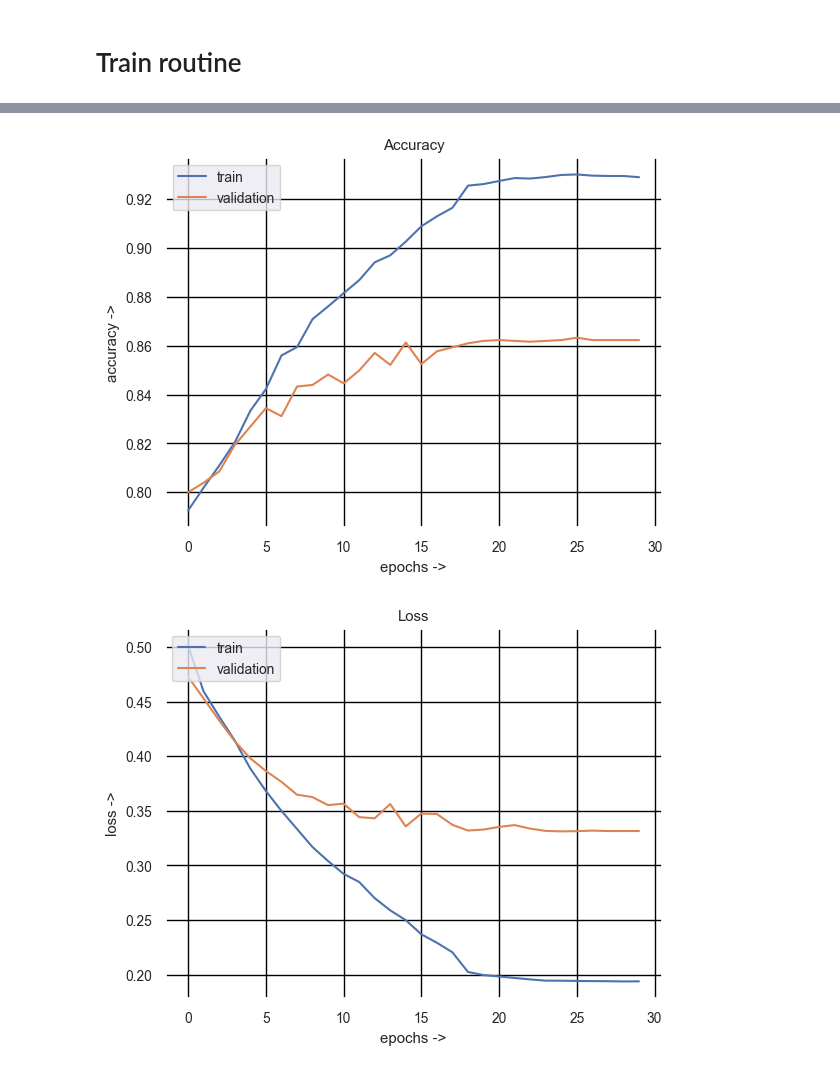
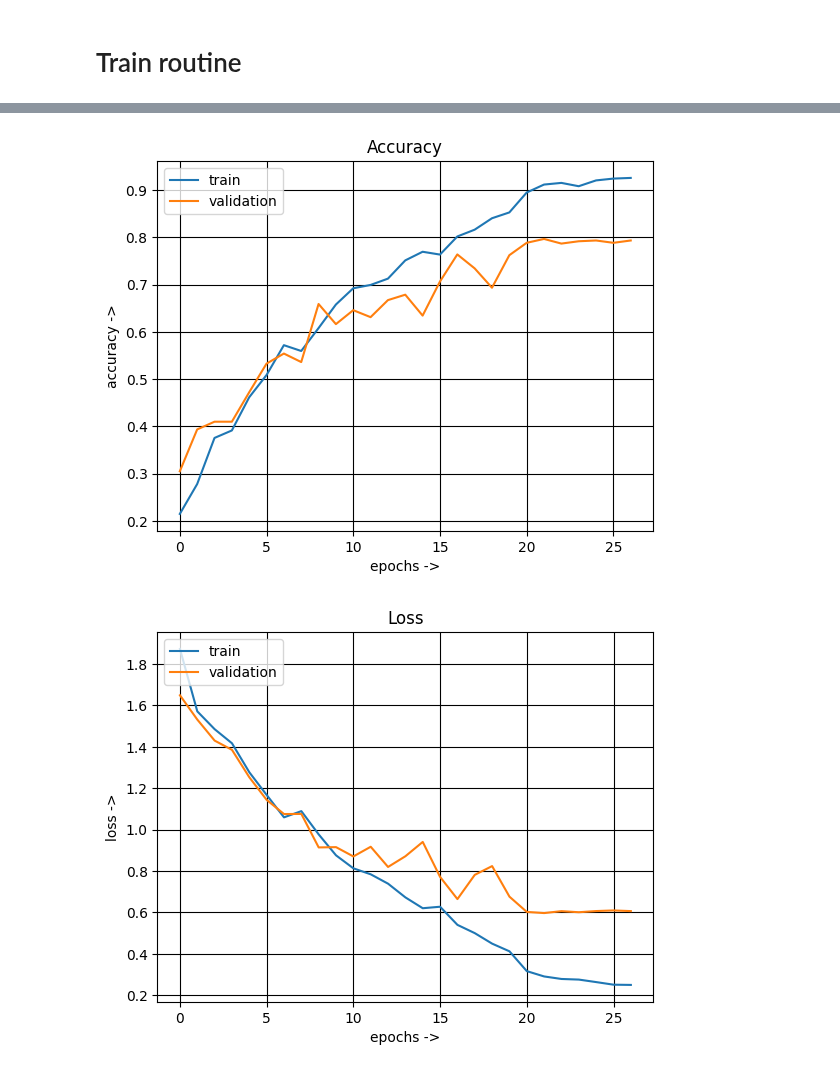
Before and after one commit to michaelstuffer98/ai_industry_project, a Jupyter notebook: RNN.ipynb, the cells around one changed output, grey strips where cells are left out. Saved outputs shown, nothing was run; the diff lists cells and outputs as text; code cells hidden in the pictures.

Commit message:
change rnn loss/acc metric

```diff
--- a/RNN.ipynb
+++ b/RNN.ipynb
@@ -73,12 +73,12 @@ def rnn_model(model_config, n_classes):
     out = Dense(n_classes, activation=activations[1])(x)
     model = Model(inputs=inp, outputs=out)
 
-    loss = BinaryCrossentropy(
-        name='binary_crossentropy'
+    loss = CategoricalCrossentropy(
+        name='categorial_crossentropy'
     )
 
-    metric = BinaryAccuracy(
-        name='binary_accuracy'
+    metric = CategoricalAccuracy(
+        name='categorial_accuracy'
     )
 
     model.compile(
@@ -129,6 +129,17 @@ Load slice from file melspec_features_010.npy
 Load slice from file melspec_features_011.npy
 Load slice from file melspec_features_012.npy
 Loaded 12 files as slices, resulting shape: (4068, 33152)
+# %%
+def normalization(mel_train, mel_test, mel_val):
+    """Normalize the data files by dividing every data point by the maximum of the train data set
+    """
+    maximum = np.amax(mel_train)
+    mel_train = mel_train/maximum
+    mel_test = mel_test/maximum
+    mel_val = mel_val/maximum
+    return (mel_train.astype(np.float32), mel_test.astype(np.float32), mel_val.astype(np.float32))
+
+mel_train_n, mel_test_n, mel_val_n = normalization(mel_train, mel_test, mel_val)
 # %% [markdown]
 # Set up the model callbacks
 
@@ -169,15 +180,15 @@ lr_reducing_on_platteau = ReduceLROnPlateau(
 pp_config = utils.get_config('preprocess')
 
 n_mels = pp_config['melspectogram']['n_mels']
-mel_train = mel_train.reshape(mel_train.shape[0], -1, n_mels)
-mel_val   = mel_val.reshape(mel_val.shape[0], -1, n_mels)
+mel_train_n = mel_train_n.reshape(mel_train_n.shape[0], -1, n_mels)
+mel_val_n   = mel_val_n.reshape(mel_val_n.shape[0], -1, n_mels)
 
 model = rnn_model(config['model_structure'], n_classes=len(labels_to_id))
 
 history = model.fit(
-        x=mel_train,
+        x=mel_train_n,
         y=lab_train,
-        validation_data=(mel_val, lab_val),
+        validation_data=(mel_val_n, lab_val),
         batch_size=batch_size,
         epochs=epochs,
         callbacks=[checkpoint, lr_reducing_on_platteau, early_stopping],
@@ -237,13 +248,13 @@ INFO:tensorflow:Assets written to: models/rnn/rnn_trained/assets
 # %%
 history = utils.load_history(model_name, dir=config['output_dir'])
 model_name = config['model_name']
 
 #Plots for the accuracies and losses of the train and validation data per epoch
-plot.plot_hist(history, ('binary_accuracy', 'val_binary_accuracy'), legends=('train', 'validation'), title='Accuracy', y_label='accuracy ->', x_label='epochs ->', save_to=f'Plots/{model_name}_{epochs}_accuracy')
+plot.plot_hist(history, ('categorial_accuracy', 'val_categorial_accuracy'), legends=('train', 'validation'), title='Accuracy', y_label='accuracy ->', x_label='epochs ->', save_to=f'Plots/{model_name}_{epochs}_accuracy')
 plot.plot_hist(history, ('loss', 'val_loss'), legends=('train', 'validation'), title='Loss', y_label='loss ->', x_label='epochs ->', save_to=f'Plots/{model_name}_{epochs}_loss')
 # %% [output]
-[figure, old version]
+[figure, new version]
-[figure, old version]
+[figure, new version]
 # %%
 predict = lambda model, data: np.argmax(model.predict(data), axis=-1)
 
```
Also changed, not shown: parts of 5 cells of this notebook, 4 other files.
